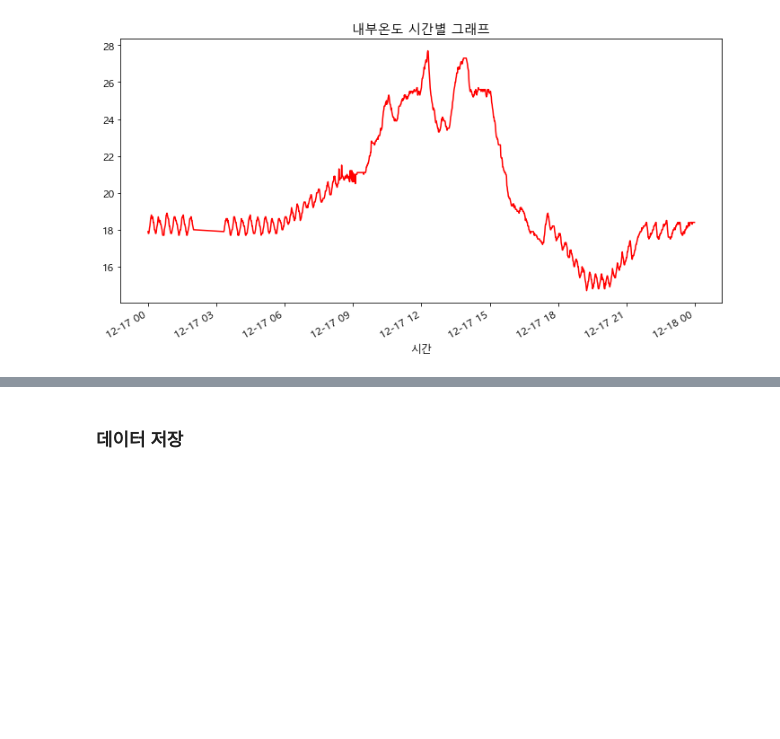
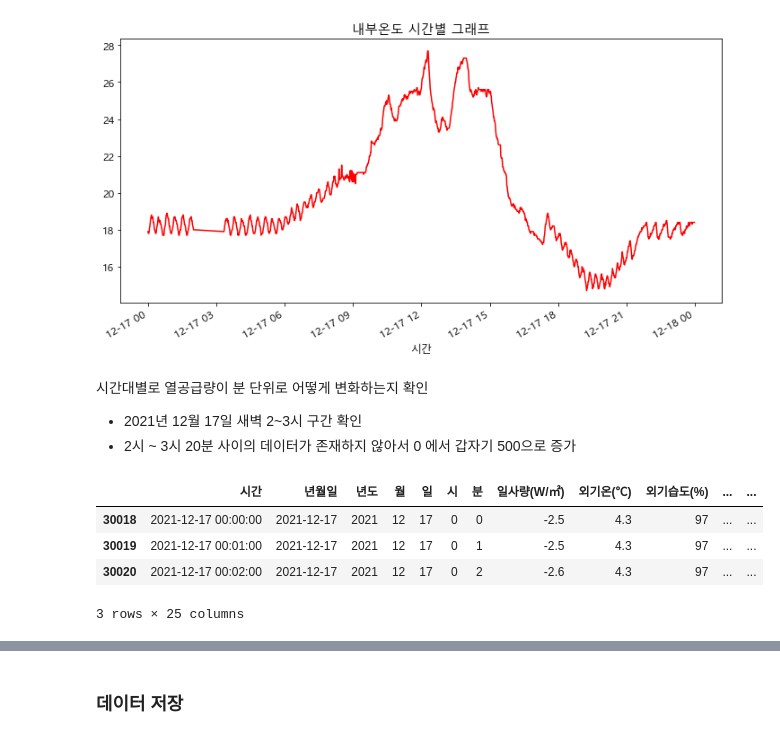
Before and after one commit to yxbxn/smart_farm, a Jupyter notebook: EDA.ipynb, the cells around one changed output, grey strips where cells are left out. Drawn from its saved outputs; the diff is of its cells as text; code cells hidden in the pictures; blank space fills up the shorter version.

```diff
--- a/EDA.ipynb
+++ b/EDA.ipynb
@@ -880,3 +880,16 @@ plt.title("내부온도" + " 시간별 그래프")
 # %% [output]
 Text(0.5, 1.0, '내부온도 시간별 그래프')
 [figure]
+# %% [markdown]
+시간대별로 열공급량이 분 단위로 어떻게 변화하는지 확인
+- 2021년 12월 17일 새벽 2~3시 구간 확인
+- 2시 ~ 3시 20분 사이의 데이터가 존재하지 않아서 0 에서 갑자기 500으로 증가
+# %%
+train_df_wh_hour = train_df_wh[train_df_wh["년월일"] == "2021-12-17"]
+train_df_wh_hour.head(3)
+# %% [output]
+|  | 시간 | 년월일 | 년도 | 월 | 일 | 시 | 분 | 일사량(W/㎡) | 외기온(℃) | 외기습도(%) | ... | ... |
+| 30018 | 2021-12-17 00:00:00 | 2021-12-17 | 2021 | 12 | 17 | 0 | 0 | -2.5 | 4.3 | 97 | ... | ... |
+| 30019 | 2021-12-17 00:01:00 | 2021-12-17 | 2021 | 12 | 17 | 0 | 1 | -2.5 | 4.3 | 97 | ... | ... |
+| 30020 | 2021-12-17 00:02:00 | 2021-12-17 | 2021 | 12 | 17 | 0 | 2 | -2.6 | 4.3 | 97 | ... | ... |
+3 rows × 25 columns
```
Also changed, not shown: parts of 6 cells of this notebook.
